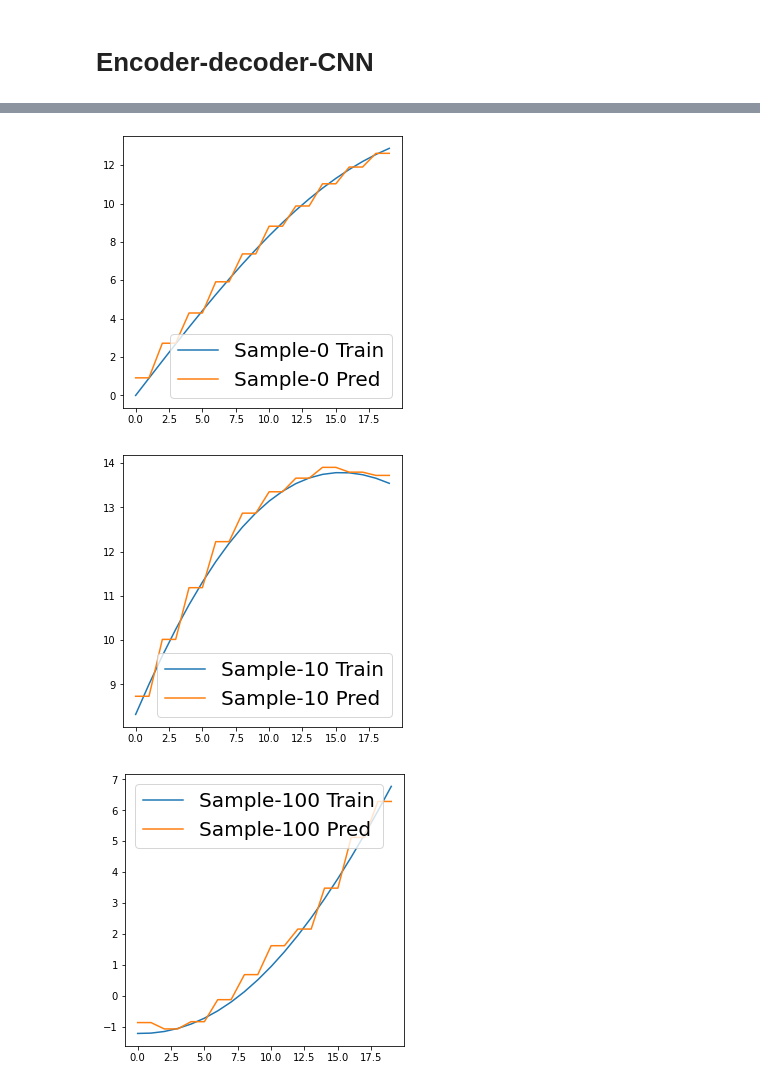
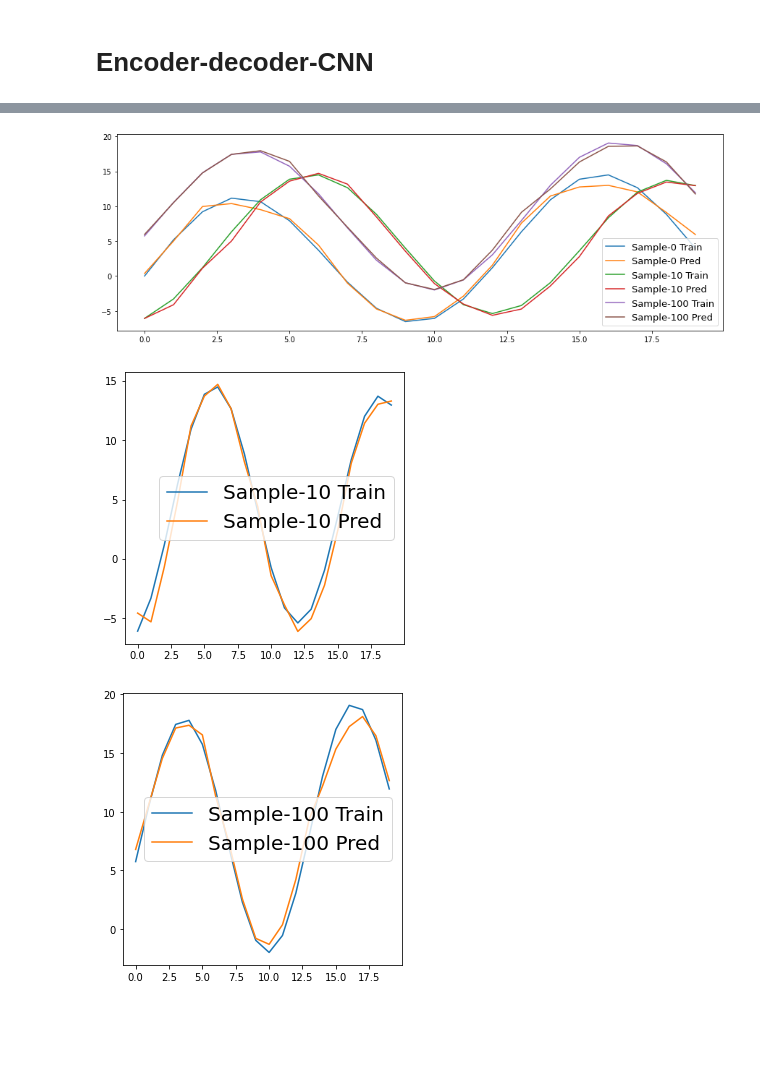
Before and after one commit to sandeep-iitr/ML_Models_on_Time_Series, a Jupyter notebook: CNN/Encoder_Decoder_on_series.ipynb, the cells around one changed output, grey strips where cells are left out. Drawn from its saved outputs; the diff is of its cells as text; code cells hidden in the pictures; blank space fills up the shorter version.

```diff
--- a/CNN/Encoder_Decoder_on_series.ipynb
+++ b/CNN/Encoder_Decoder_on_series.ipynb
@@ -14,7 +14,7 @@ def get_sin_wave(noise = 0.05, points = 1000):
     c = 0.1
     for i in range(points):
         n = random.random()*noise
-        sin_wave.append(c*i+10*math.sin(i*0.05+n)+3*math.sin(i*0.1))
+        sin_wave.append(c*i+10*math.sin(i*0.5+n)+3*math.sin(i*0.1))
 
     sin_wave = np.array(sin_wave)
 
@@ -76,10 +76,10 @@ model.add(tf.keras.layers.Dense(20, activation='relu'))
 
 #Now we do decoder
 model.add(tf.keras.layers.Reshape((5,4)))
+model.add(tf.keras.layers.UpSampling1D(4))
 model.add(tf.keras.layers.Conv1D(16, 3, activation='relu', padding='same'))
-model.add(tf.keras.layers.UpSampling1D(2))
 model.add(tf.keras.layers.Conv1D(16, 3, activation='relu', padding='same'))
-model.add(tf.keras.layers.UpSampling1D(2))
+#model.add(tf.keras.layers.UpSampling1D(2))
 model.add(tf.keras.layers.Conv1D(1, 1))
 
 model.compile(optimizer=tf.keras.optimizers.Adam(learning_rate=1e-3),
@@ -129,14 +129,24 @@ Epoch 300/300
 # %%
 X_pred = model.predict(X)
 # %%
-plt.figure(figsize=(5, 5))
+plt.figure(figsize=(15, 5))
 plt.plot(X[0][:,0], label='Sample-0 Train')
 plt.plot(X_pred[0][:,0], label='Sample-0 Pred')
 
-plt.legend(fontsize=20)
+plt.plot(X[10][:,0], label='Sample-10 Train')
+plt.plot(X_pred[10][:,0], label='Sample-10 Pred')
+
+plt.plot(X[100][:,0], label='Sample-100 Train')
+plt.plot(X_pred[100][:,0], label='Sample-100 Pred')
+
+
+
+
+
+plt.legend(fontsize=13)
 plt.show()
 # %% [output]
-[figure, old version]
+[figure, new version]
 # %%
 plt.figure(figsize=(5, 5))
 plt.plot(X[10][:,0], label='Sample-10 Train')
@@ -145,7 +155,7 @@ plt.plot(X_pred[10][:,0], label='Sample-10 Pred')
 plt.legend(fontsize=20)
 plt.show()
 # %% [output]
-[figure, old version]
+[figure, new version]
 # %%
 plt.figure(figsize=(5, 5))
 plt.plot(X[100][:,0], label='Sample-100 Train')
@@ -154,4 +164,4 @@ plt.plot(X_pred[100][:,0], label='Sample-100 Pred')
 plt.legend(fontsize=20)
 plt.show()
 # %% [output]
-[figure, old version]
+[figure, new version]
```
Also changed, not shown: parts of 3 cells of this notebook, 1 other file.
